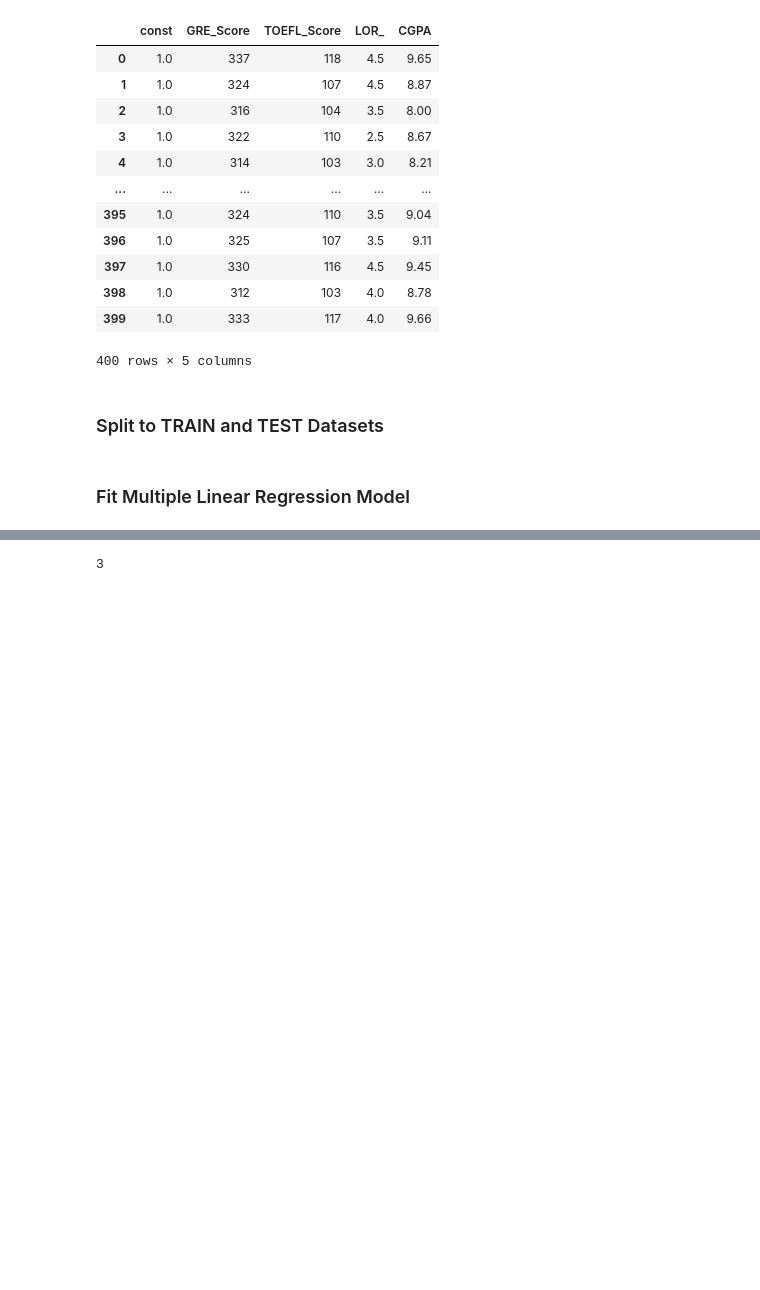
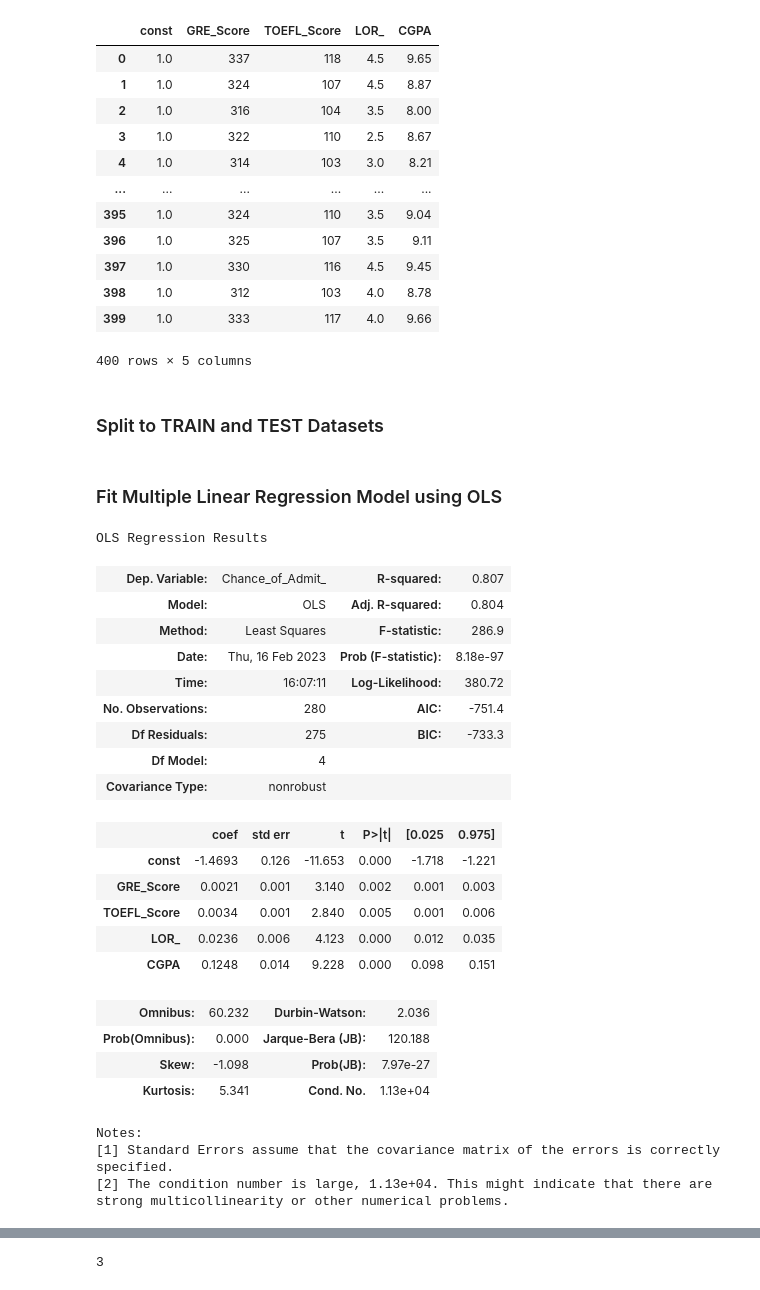
Before and after one commit to LCM-org/group6_advPython, a Jupyter notebook: multiple lr - admissions 20230215.ipynb, the cells around one changed output, grey strips where cells are left out. Cells and saved outputs as stored; diff of their text form; code cells hidden in the pictures; blank space fills up the shorter version.

```diff
--- a/multiple lr - admissions 20230215.ipynb
+++ b/multiple lr - admissions 20230215.ipynb
@@ -354,21 +354,47 @@ x_values
 # %%
 # Split the data into training (70%) and testing (30%) datasets
 x_train, x_test, y_train, y_test = train_test_split(x_values,y_values,test_size=0.3,random_state=1234)
-# %% [markdown]
-### Fit Multiple Linear Regression Model
+# %% [markdown]
+### Fit Multiple Linear Regression Model using OLS
+<!-- Ordinary Least Squares regression (OLS) is a common technique for estimating coefficients of linear regression equations which describe the relationship between one or more independent quantitative variables and a dependent variable (simple or multiple linear regression) -->
 # %%
 
 model = sm.OLS(y_train, x_train).fit()
 
 # Predict the values of y in both the training and testing datasets
 y_pred_train = model.predict(x_train)
 y_pred_test = model.predict(x_test)
 
 # Get the value of m (slope of regression line) in y = mx + b
 m_value = model.params.loc[x_vars]
 
 MODEL_SUMMARY = model.summary()
-# MODEL_SUMMARY
+MODEL_SUMMARY
+# %% [output]
+OLS Regression Results
+| Dep. Variable: | Chance_of_Admit_ | R-squared: | 0.807 |
+| Model: | OLS | Adj. R-squared: | 0.804 |
+| Method: | Least Squares | F-statistic: | 286.9 |
+| Date: | Thu, 16 Feb 2023 | Prob (F-statistic): | 8.18e-97 |
+| Time: | 16:07:11 | Log-Likelihood: | 380.72 |
+| No. Observations: | 280 | AIC: | -751.4 |
+| Df Residuals: | 275 | BIC: | -733.3 |
+| Df Model: | 4 |  |  |
+| Covariance Type: | nonrobust |  |  |
+|  | coef | std err | t | P>|t| | [0.025 | 0.975] |
+| const | -1.4693 | 0.126 | -11.653 | 0.000 | -1.718 | -1.221 |
+| GRE_Score | 0.0021 | 0.001 | 3.140 | 0.002 | 0.001 | 0.003 |
+| TOEFL_Score | 0.0034 | 0.001 | 2.840 | 0.005 | 0.001 | 0.006 |
+| LOR_ | 0.0236 | 0.006 | 4.123 | 0.000 | 0.012 | 0.035 |
+| CGPA | 0.1248 | 0.014 | 9.228 | 0.000 | 0.098 | 0.151 |
+| Omnibus: | 60.232 | Durbin-Watson: | 2.036 |
+| Prob(Omnibus): | 0.000 | Jarque-Bera (JB): | 120.188 |
+| Skew: | -1.098 | Prob(JB): | 7.97e-27 |
+| Kurtosis: | 5.341 | Cond. No. | 1.13e+04 |
+Notes:
+[1] Standard Errors assume that the covariance matrix of the errors is correctly specified.
+[2] The condition number is large, 1.13e+04. This might indicate that there are
+strong multicollinearity or other numerical problems.
 # %% [markdown]
 ![separator1](https://i.imgur.com/ZUWYTii.png)
 
```
Also changed, not shown: parts of 1 cell of this notebook.
